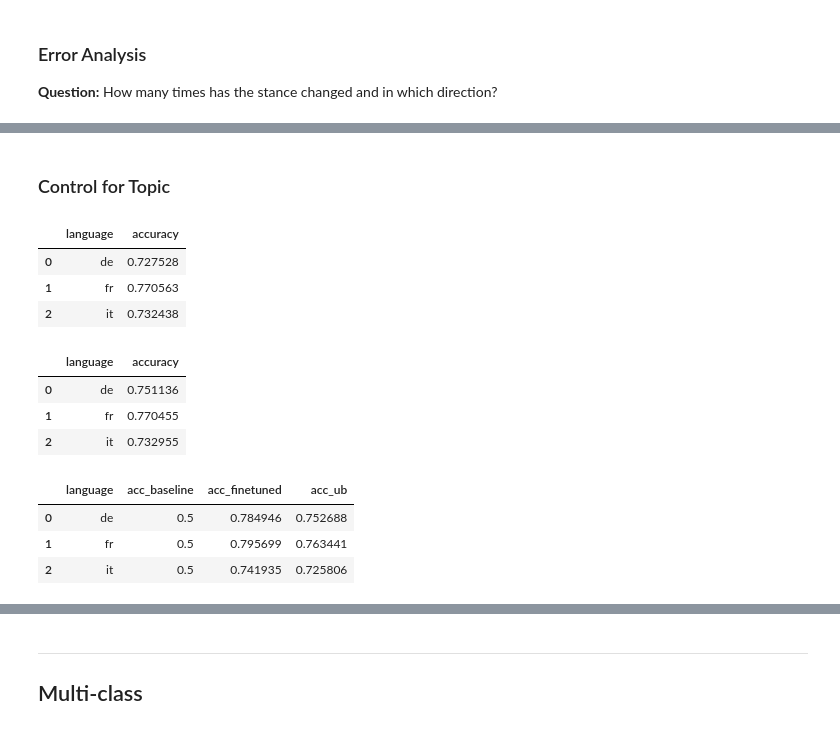
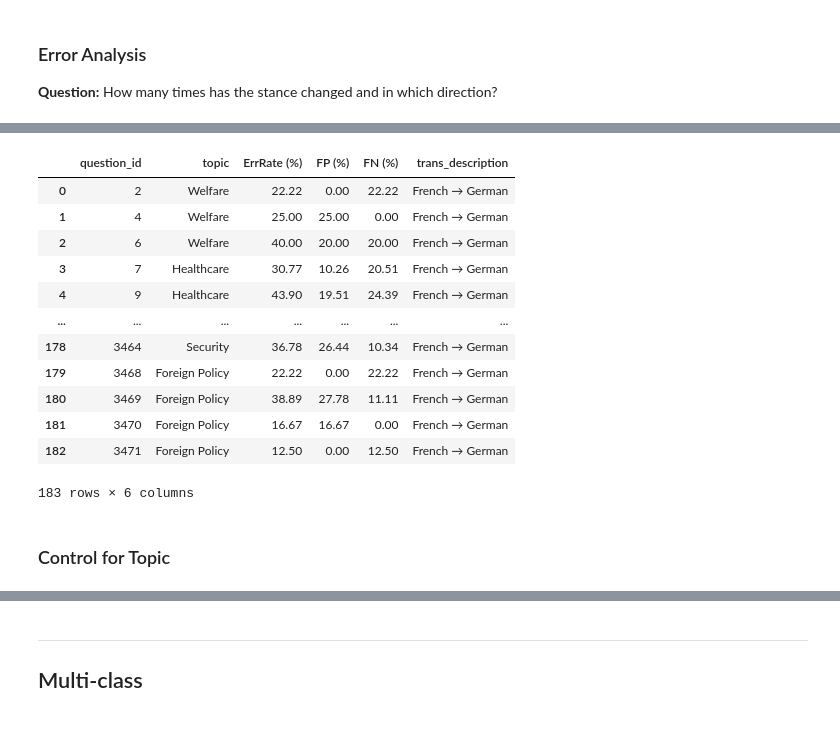
Before and after one commit to NazaninShafiabadi/StanceDetection, a Jupyter notebook: analysis/xstance.ipynb, the cells around one changed output, grey strips where cells are left out. Cells and saved outputs as stored; diff of their text form; code cells hidden in the pictures.

```diff
--- a/analysis/xstance.ipynb
+++ b/analysis/xstance.ipynb
@@ -238,3 +342,27 @@ bi_test_preds.groupby(['question_id', 'topic']).agg(
+# %%
+de2fr_err = analyze_errors(de2fr_preds, 'label', 'prediction', group_cols=['question_id', 'topic']).assign(trans_description='German → French')
+fr2de_err = analyze_errors(fr2de_preds, 'label', 'prediction', group_cols=['question_id', 'topic']).assign(trans_description='French → German')
+it2fr_err = analyze_errors(it2fr_preds, 'label', 'prediction', group_cols=['question_id', 'topic']).assign(trans_description='Italian → French')
+it2de_err = analyze_errors(it2de_preds, 'label', 'prediction', group_cols=['question_id', 'topic']).assign(trans_description='Italian → German')
+
+# trans_err = pd.concat([de2fr_err, fr2de_err, it2fr_err, it2de_err]).reset_index(drop=True)
+# trans_err
+
+fr2de_err
+# %% [output]
+|  | question_id | topic | ErrRate (%) | FP (%) | FN (%) | trans_description |
+| 0 | 2 | Welfare | 22.22 | 0.00 | 22.22 | French → German |
+| 1 | 4 | Welfare | 25.00 | 25.00 | 0.00 | French → German |
+| 2 | 6 | Welfare | 40.00 | 20.00 | 20.00 | French → German |
+| 3 | 7 | Healthcare | 30.77 | 10.26 | 20.51 | French → German |
+| 4 | 9 | Healthcare | 43.90 | 19.51 | 24.39 | French → German |
+| ... | ... | ... | ... | ... | ... | ... |
+| 178 | 3464 | Security | 36.78 | 26.44 | 10.34 | French → German |
+| 179 | 3468 | Foreign Policy | 22.22 | 0.00 | 22.22 | French → German |
+| 180 | 3469 | Foreign Policy | 38.89 | 27.78 | 11.11 | French → German |
+| 181 | 3470 | Foreign Policy | 16.67 | 16.67 | 0.00 | French → German |
+| 182 | 3471 | Foreign Policy | 12.50 | 0.00 | 12.50 | French → German |
+183 rows × 6 columns
 # %% [markdown]
 ### Control for Topic
 # %%
@@ -244,42 +376,0 @@ ub_preds = ub_preds[ub_preds['topic'].isin(filtered_train['topic'].unique())]
-# %%
-ub_acc = compute_accuracy(ub_preds, 'label', 'prediction')
-ub_acc
-# %% [output]
-|  | language | accuracy |
-| 0 | de | 0.727528 |
-| 1 | fr | 0.770563 |
-| 2 | it | 0.732438 |
-# %%
-ub_bal = balance_df(ub_preds, ['language', 'label'])
-compute_accuracy(ub_bal, 'label', 'prediction')
-# %% [output]
-|  | language | accuracy |
-| 0 | de | 0.751136 |
-| 1 | fr | 0.770455 |
-| 2 | it | 0.732955 |
-# %%
-inf_env_base = bi_baseline_preds.query('topic == "Infrastructure & Environment"') # "Infrastructure & Environment"
-inf_env_base_balanced = balance_df(inf_env_base, ['language', 'label'])
-base = compute_accuracy(inf_env_base_balanced, 'label', 'prediction')
-
-inf_env_ft = bi_test_preds.query('topic == "Infrastructure & Environment"')
-inf_env_ft_balanced = balance_df(inf_env_ft, ['language', 'label'])
-finetuned = compute_accuracy(inf_env_ft_balanced, 'label', 'prediction')
-
-inf_env_ub = ub_preds.query('topic == "Infrastructure & Environment"')
-inf_env_ub_bal = balance_df(inf_env_ub, ['language', 'label'])
-ub = compute_accuracy(inf_env_ub_bal, 'label', 'prediction')
-
-all = reduce(lambda left, right: pd.merge(left, right, on='language'), [
-    base.rename(columns={'accuracy': 'acc_baseline'}),
-    finetuned.rename(columns={'accuracy': 'acc_finetuned'}),
-    ub.rename(columns={'accuracy': 'acc_ub'}),
-    # translated_acc.rename(columns={'accuracy': 'acc_translated'}),
-])
-
-all
-# %% [output]
-|  | language | acc_baseline | acc_finetuned | acc_ub |
-| 0 | de | 0.5 | 0.784946 | 0.752688 |
-| 1 | fr | 0.5 | 0.795699 | 0.763441 |
-| 2 | it | 0.5 | 0.741935 | 0.725806 |
```
Also changed, not shown: parts of 24 cells of this notebook.
